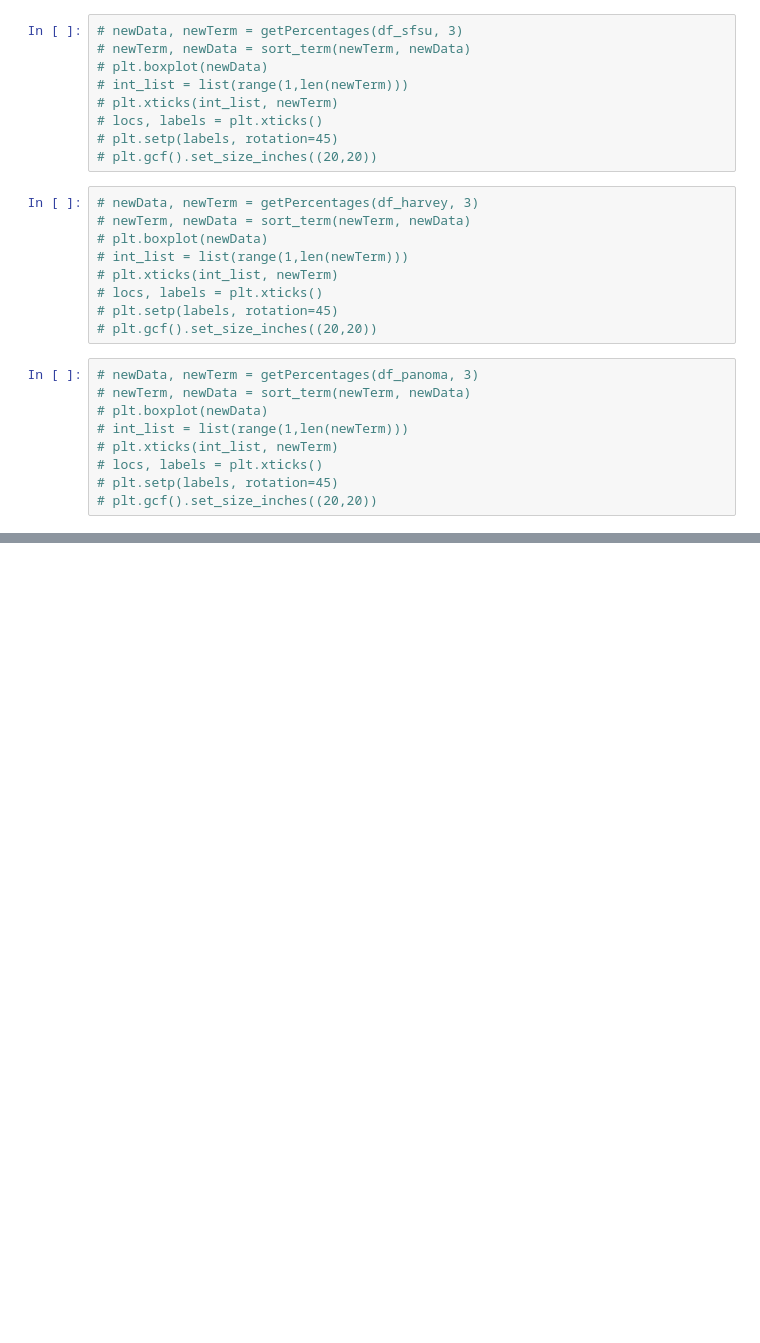
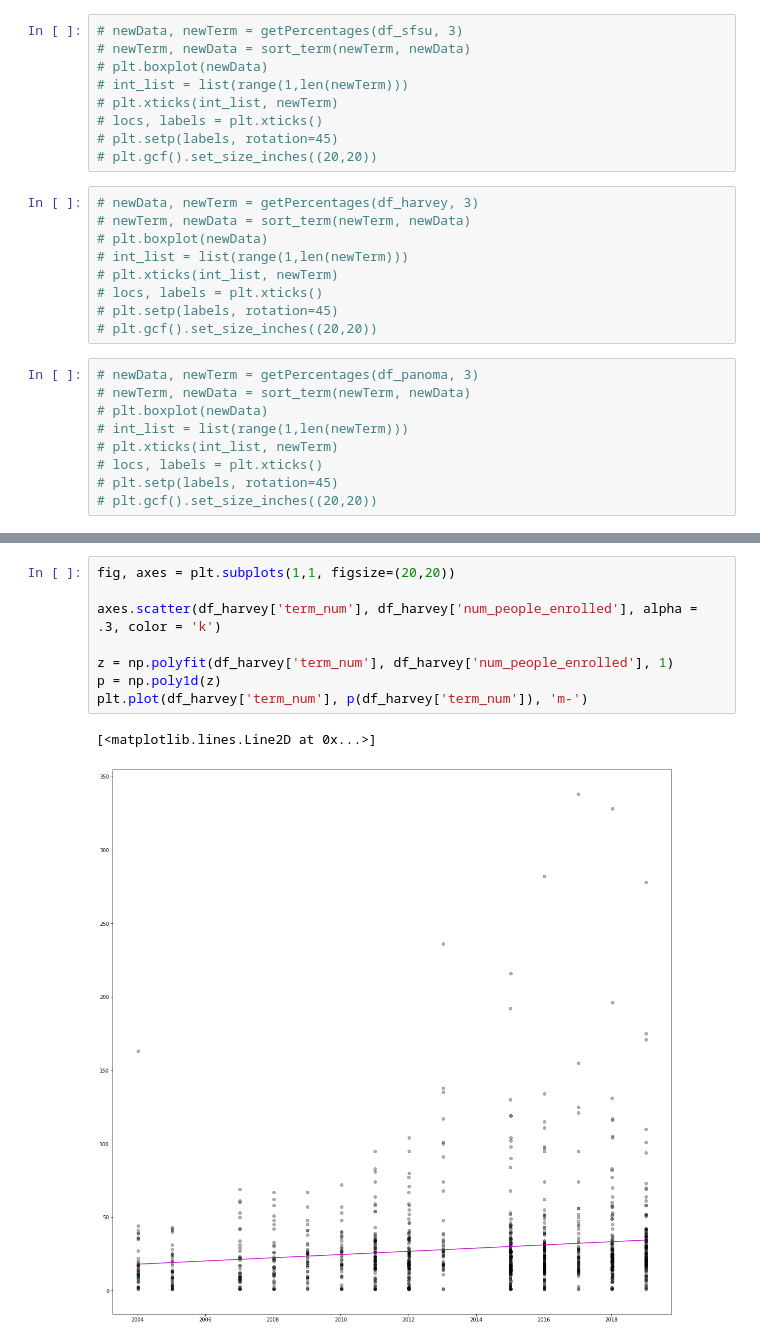
Before and after one commit to Tcbowen/CSE-184, a Jupyter notebook: Data.ipynb, the cells around one changed output, grey strips where cells are left out. Saved outputs shown, nothing was run; the diff lists cells and outputs as text; blank space fills up the shorter version.

```diff
--- a/Data.ipynb
+++ b/Data.ipynb
@@ -266,0 +305,11 @@ print(df_p)
+# %%
+fig, axes = plt.subplots(1,1, figsize=(20,20))
+
+axes.scatter(df_harvey['term_num'], df_harvey['num_people_enrolled'], alpha = .3, color = 'k')
+
+z = np.polyfit(df_harvey['term_num'], df_harvey['num_people_enrolled'], 1)
+p = np.poly1d(z)
+plt.plot(df_harvey['term_num'], p(df_harvey['term_num']), 'm-')
+# %% [output]
+[<matplotlib.lines.Line2D at 0x...>]
+[figure, added]
```
Also changed, not shown: parts of 15 cells of this notebook.
